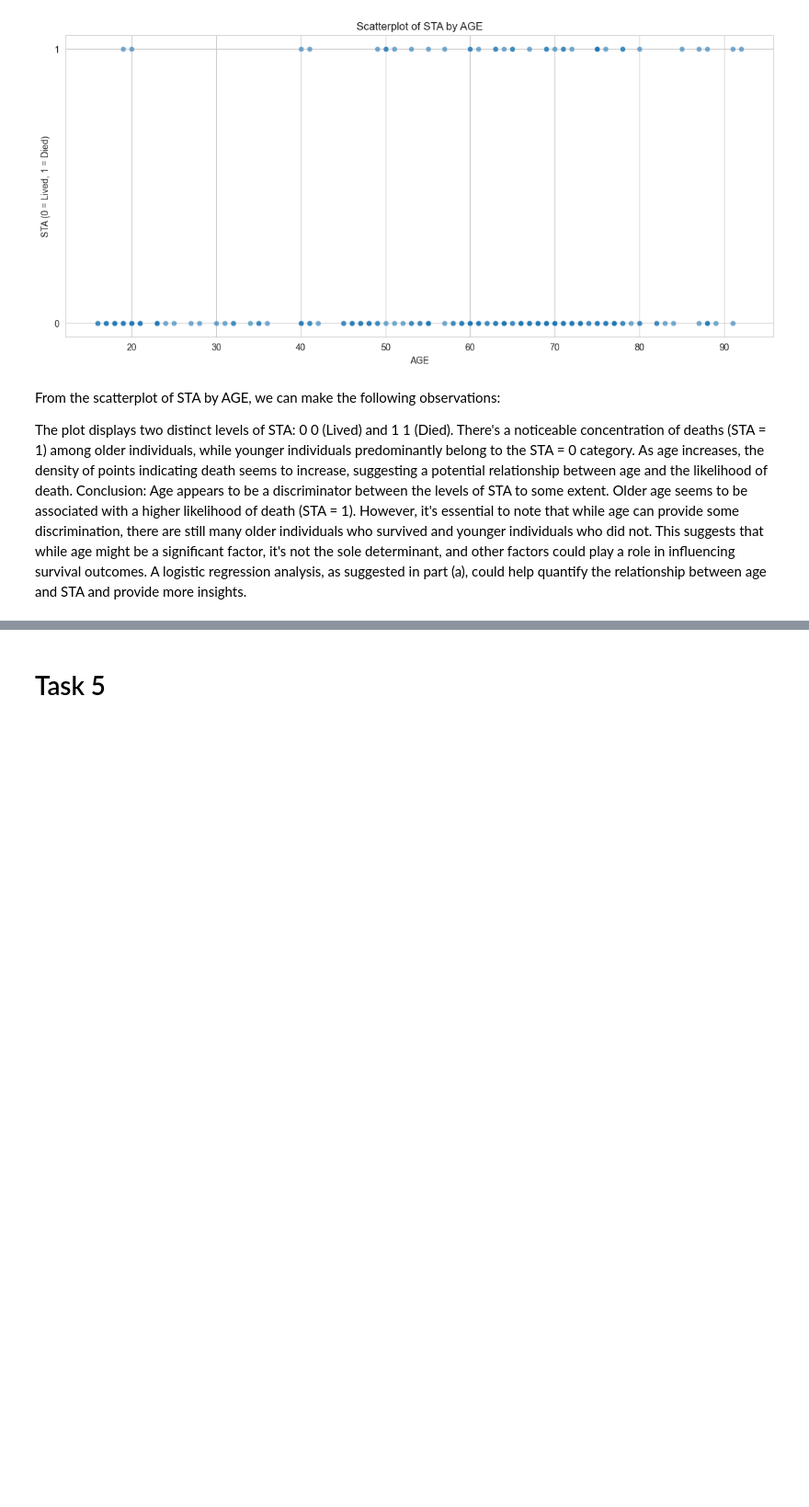
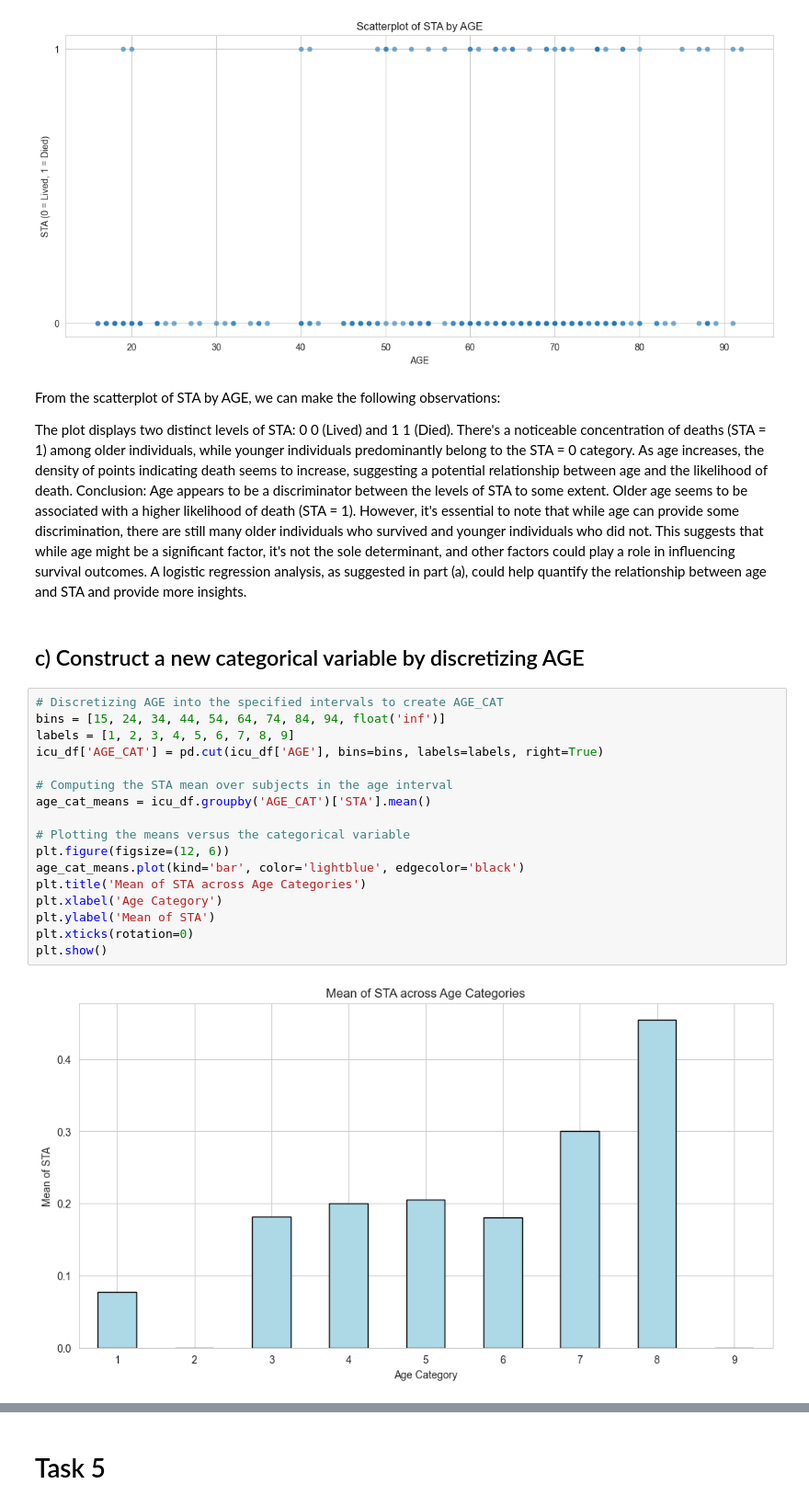
Before and after one commit to MichaelRocchio/msds_410, a Jupyter notebook: Assignment_7/rocchio_assign7.ipynb, the cells around one changed output, grey strips where cells are left out. Shown at 92% size. Saved outputs shown, nothing was run; the diff lists cells and outputs as text; blank space fills up the shorter version.

```diff
--- a/Assignment_7/rocchio_assign7.ipynb
+++ b/Assignment_7/rocchio_assign7.ipynb
@@ -553,3 +553,24 @@ There's a noticeable concentration of deaths (STA = 1) among older individuals,
 As age increases, the density of points indicating death seems to increase, suggesting a potential relationship between age and the likelihood of death.
 Conclusion:
 Age appears to be a discriminator between the levels of STA to some extent. Older age seems to be associated with a higher likelihood of death (STA = 1). However, it's essential to note that while age can provide some discrimination, there are still many older individuals who survived and younger individuals who did not. This suggests that while age might be a significant factor, it's not the sole determinant, and other factors could play a role in influencing survival outcomes. A logistic regression analysis, as suggested in part (a), could help quantify the relationship between age and STA and provide more insights.
+# %% [markdown]
+## c) Construct a new categorical variable by discretizing AGE
+# %%
+# Discretizing AGE into the specified intervals to create AGE_CAT
+bins = [15, 24, 34, 44, 54, 64, 74, 84, 94, float('inf')]
+labels = [1, 2, 3, 4, 5, 6, 7, 8, 9]
+icu_df['AGE_CAT'] = pd.cut(icu_df['AGE'], bins=bins, labels=labels, right=True)
+
+# Computing the STA mean over subjects in the age interval
+age_cat_means = icu_df.groupby('AGE_CAT')['STA'].mean()
+
+# Plotting the means versus the categorical variable
+plt.figure(figsize=(12, 6))
+age_cat_means.plot(kind='bar', color='lightblue', edgecolor='black')
+plt.title('Mean of STA across Age Categories')
+plt.xlabel('Age Category')
+plt.ylabel('Mean of STA')
+plt.xticks(rotation=0)
+plt.show()
+# %% [output]
+[figure, added]
```
Also changed, not shown: parts of 17 cells of this notebook.
